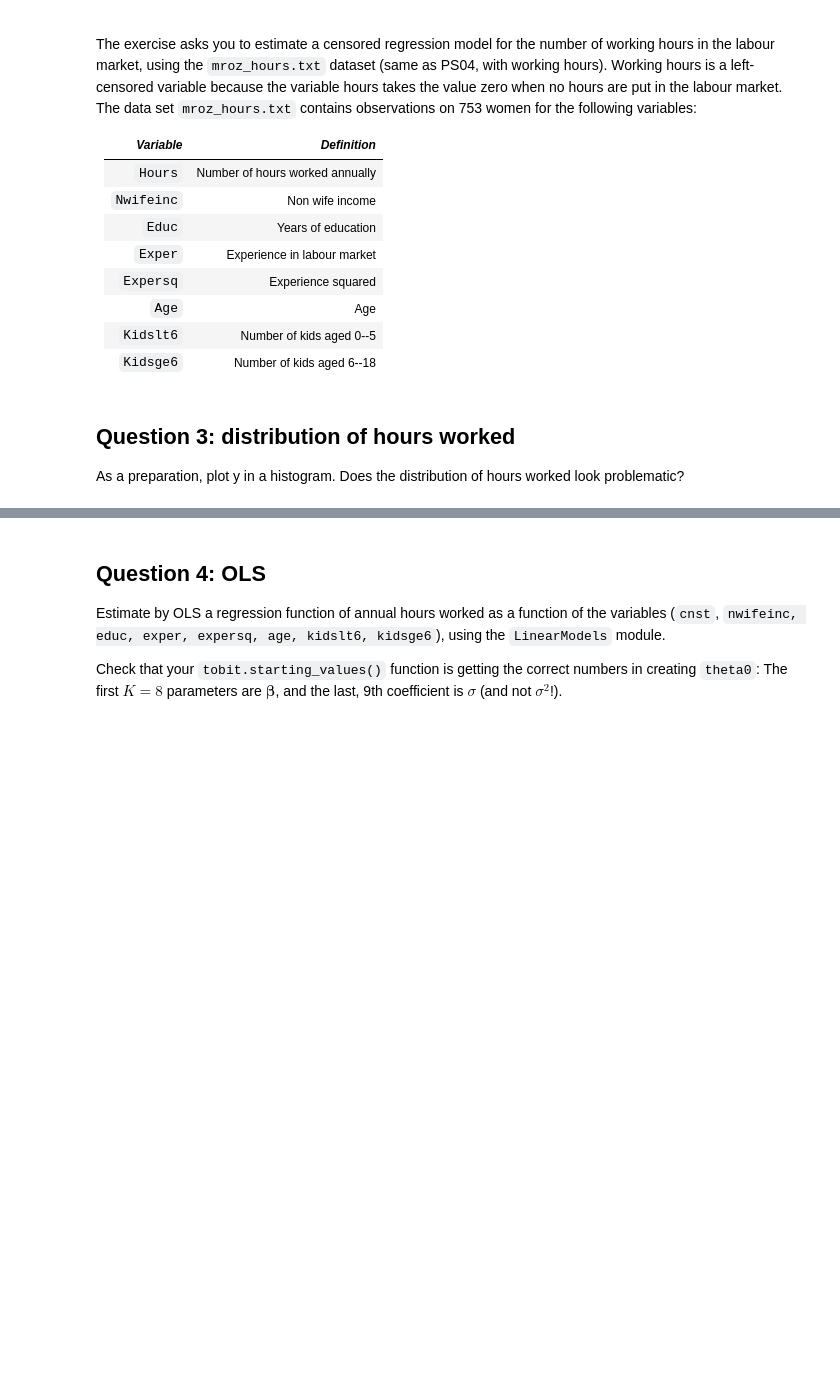
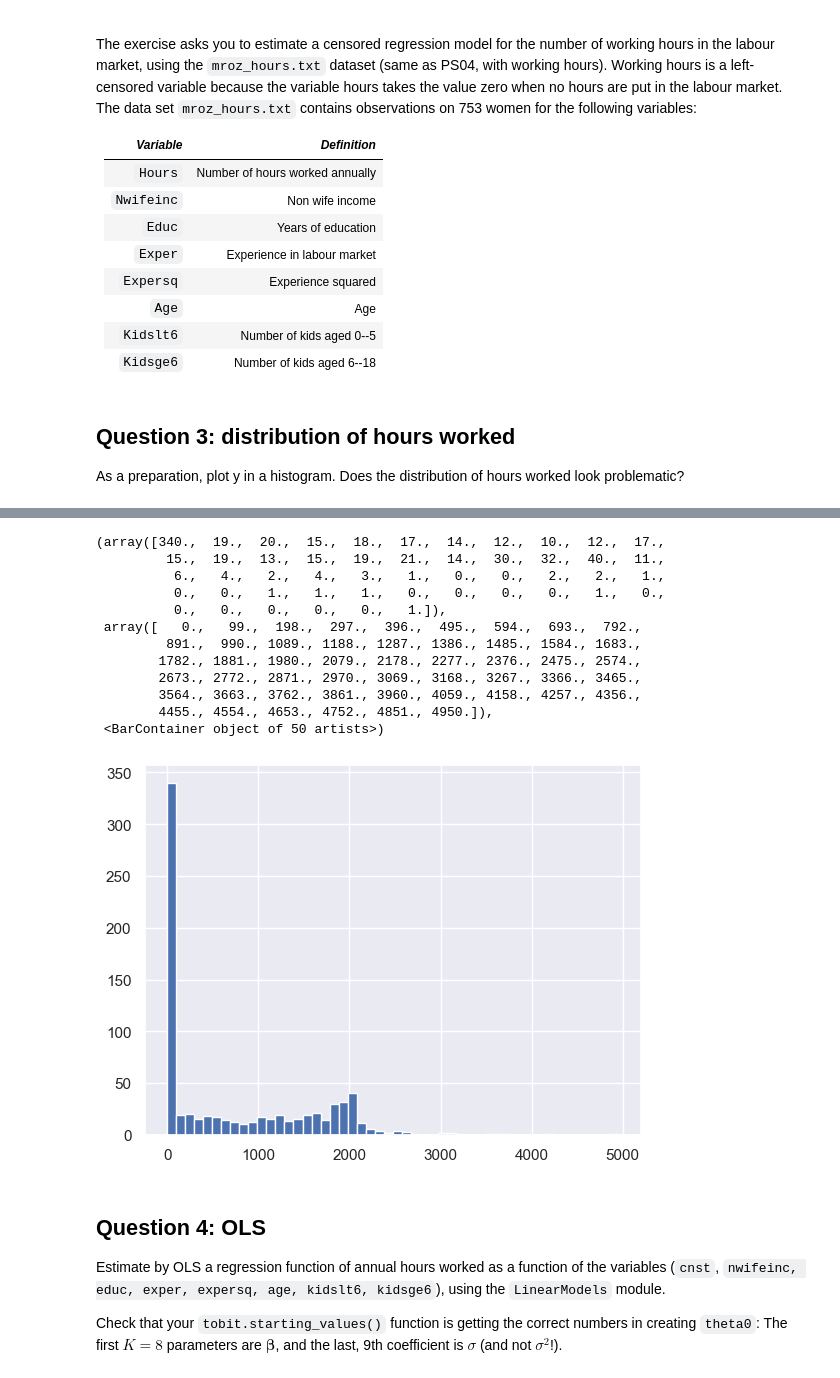
Before and after one commit to anl1313/AME_2025, a Jupyter notebook: Excercise classes/Class 11/w11_ex_ante.ipynb, the cells around one changed output, grey strips where cells are left out. Cells and saved outputs as stored; diff of their text form; code cells hidden in the pictures; blank space fills up the shorter version.

```diff
--- a/Excercise classes/Class 11/w11_ex_ante.ipynb
+++ b/Excercise classes/Class 11/w11_ex_ante.ipynb
@@ -161,3 +163,19 @@ As a preparation, plot y in a histogram. Does the distribution of hours worked l
+# %%
+plt.hist(y, bins=50)
+# %% [output]
+(array([340.,  19.,  20.,  15.,  18.,  17.,  14.,  12.,  10.,  12.,  17.,
+         15.,  19.,  13.,  15.,  19.,  21.,  14.,  30.,  32.,  40.,  11.,
+          6.,   4.,   2.,   4.,   3.,   1.,   0.,   0.,   2.,   2.,   1.,
+          0.,   0.,   1.,   1.,   1.,   0.,   0.,   0.,   0.,   1.,   0.,
+          0.,   0.,   0.,   0.,   0.,   1.]),
+ array([   0.,   99.,  198.,  297.,  396.,  495.,  594.,  693.,  792.,
+         891.,  990., 1089., 1188., 1287., 1386., 1485., 1584., 1683.,
+        1782., 1881., 1980., 2079., 2178., 2277., 2376., 2475., 2574.,
+        2673., 2772., 2871., 2970., 3069., 3168., 3267., 3366., 3465.,
+        3564., 3663., 3762., 3861., 3960., 4059., 4158., 4257., 4356.,
+        4455., 4554., 4653., 4752., 4851., 4950.]),
+ <BarContainer object of 50 artists>)
+[figure, added]
 # %% [markdown]
 ## Question 4: OLS
 
```
Also changed, not shown: parts of 18 cells of this notebook, 1 other file.
